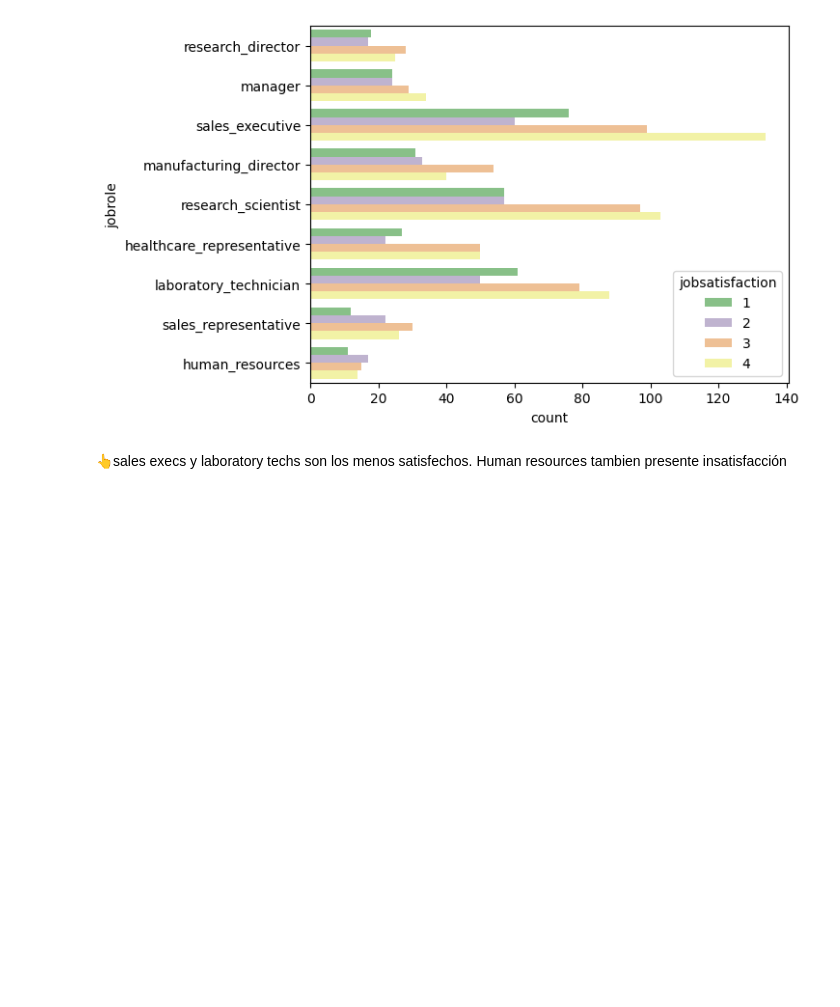
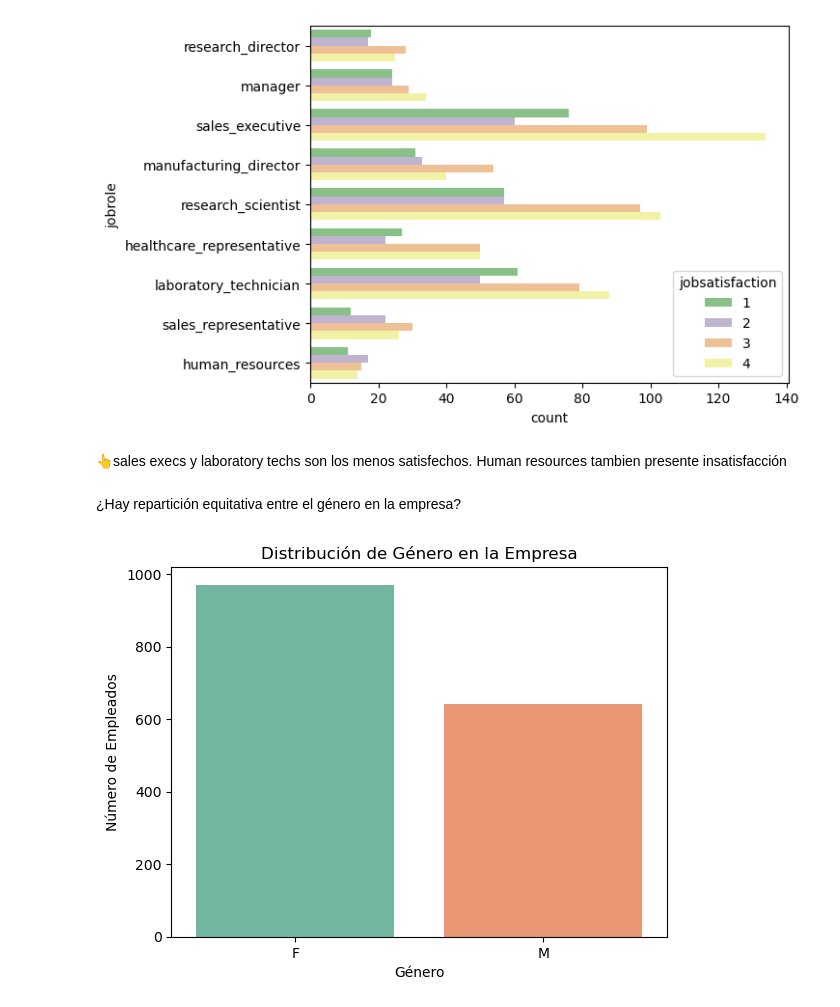
Before and after one commit to NuriaSalasVazquez/project-da-promo-49-modulo-3-team-4, a Jupyter notebook: EDA.ipynb, the cells around one changed output. Saved outputs shown, nothing was run; the diff lists cells and outputs as text; code cells hidden in the pictures; blank space fills up the shorter version.

```diff
--- a/EDA.ipynb
+++ b/EDA.ipynb
@@ -825,3 +827,15 @@ sns.countplot(
 [figure]
 # %% [markdown]
 👆sales execs y laboratory techs son los menos satisfechos. Human resources tambien presente insatisfacción
+# %% [markdown]
+¿Hay repartición equitativa entre el género en la empresa?
+# %%
+
+sns.countplot(x='gender', data=df, palette='Set2')
+
+plt.title("Distribución de Género en la Empresa")
+plt.xlabel("Género")
+plt.ylabel("Número de Empleados")
+plt.show()
+# %% [output]
+[figure, added]
```
Also changed, not shown: parts of 22 cells of this notebook.
